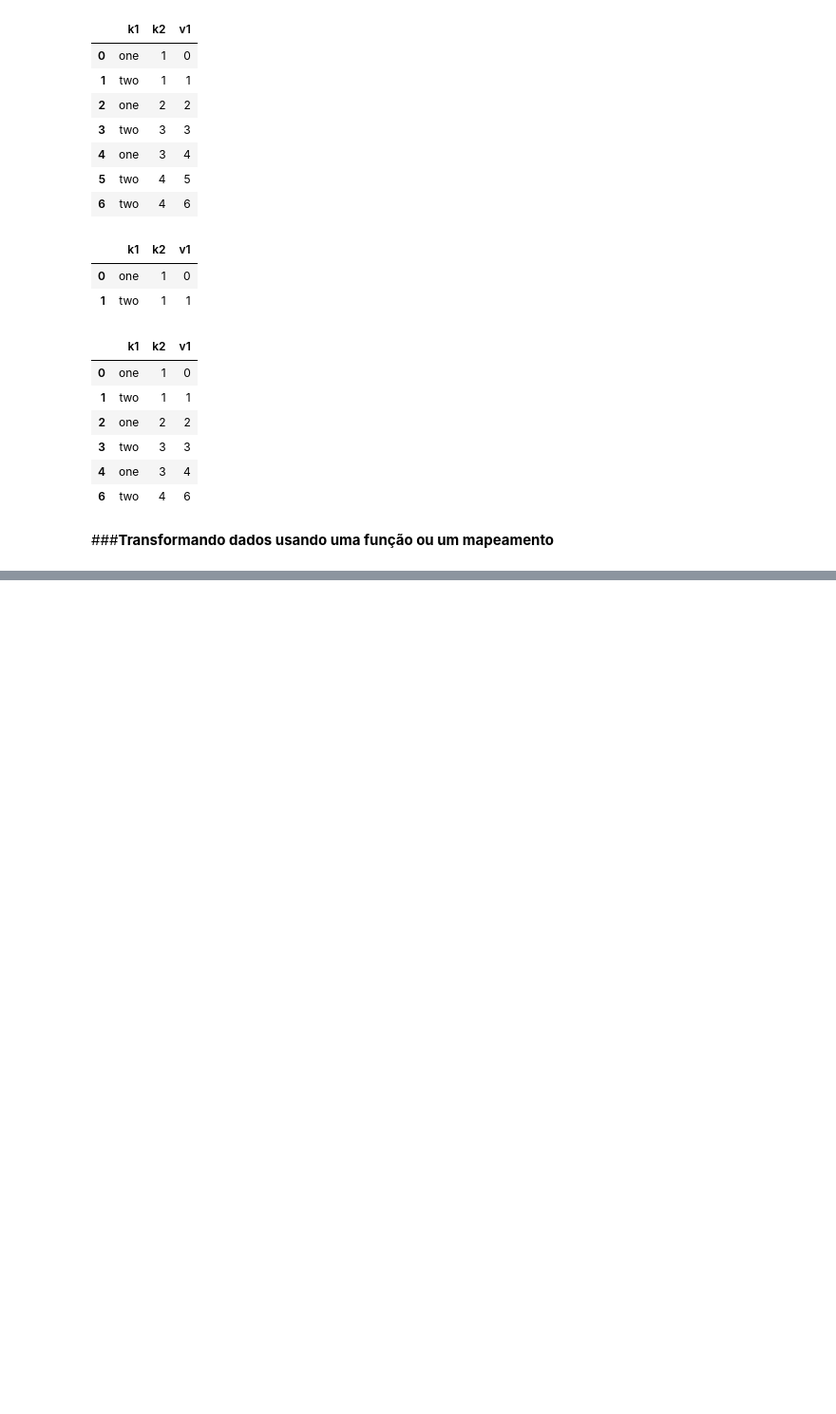
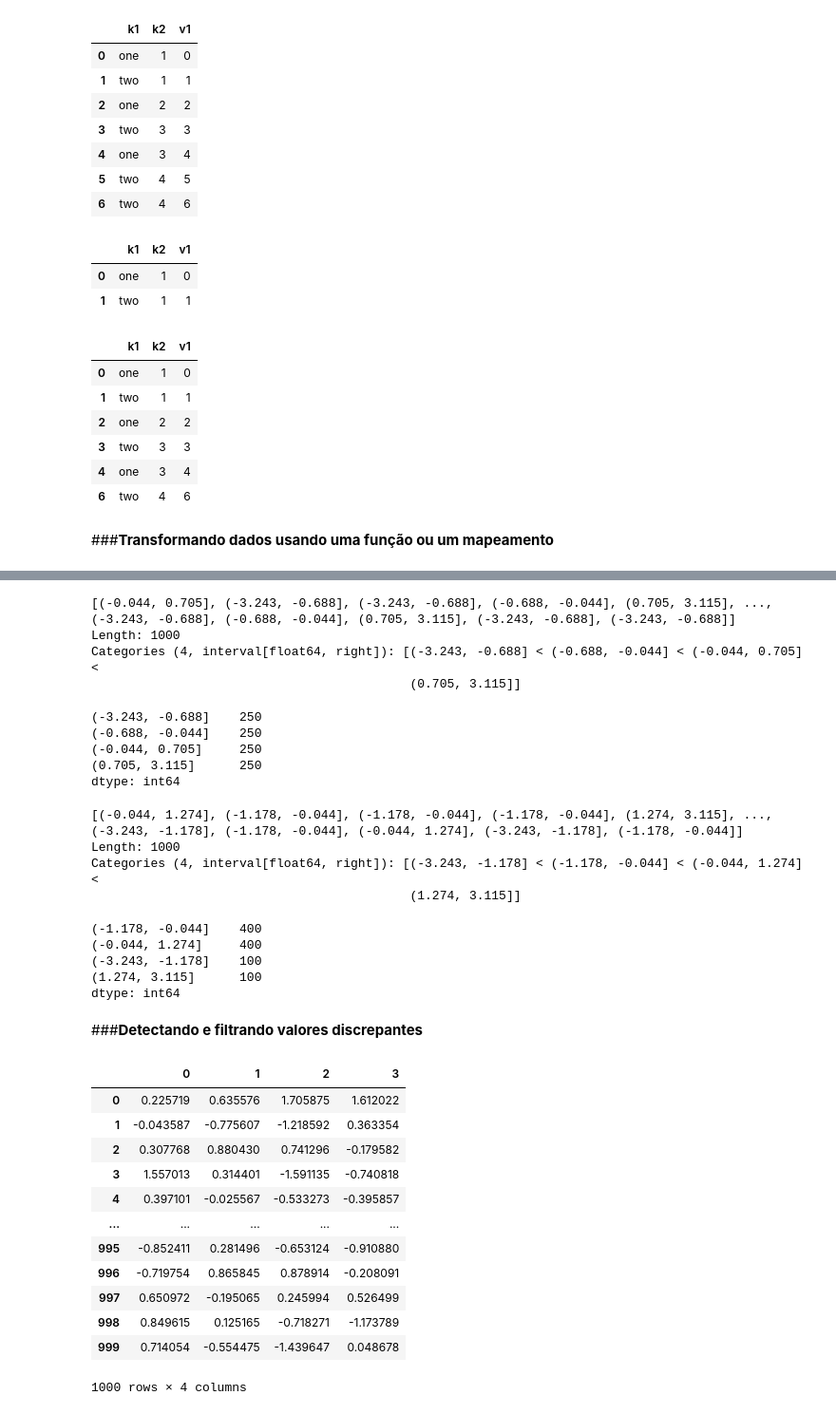
Before and after one commit to M-I-N1985/python_para_analise_de_dados_wes_mckinney, a Jupyter notebook: capitulo_7_wes_mckinney.ipynb, the cells around one changed output, grey strips where cells are left out. Shown at 95% size. Saved outputs shown, nothing was run; the diff lists cells and outputs as text; code cells hidden in the pictures; blank space fills up the shorter version.

```diff
--- a/capitulo_7_wes_mckinney.ipynb
+++ b/capitulo_7_wes_mckinney.ipynb
@@ -316,0 +583,52 @@ data.drop_duplicates(['k1', 'k2'], keep='last')
+# %%
+dados = np.random.randn(1000)  # normalmente distribuidos
+categorias = pd.qcut(dados, 4)  # separa em quantis
+categorias
+# %% [output]
+[(-0.044, 0.705], (-3.243, -0.688], (-3.243, -0.688], (-0.688, -0.044], (0.705, 3.115], ..., (-3.243, -0.688], (-0.688, -0.044], (0.705, 3.115], (-3.243, -0.688], (-3.243, -0.688]]
+Length: 1000
+Categories (4, interval[float64, right]): [(-3.243, -0.688] < (-0.688, -0.044] < (-0.044, 0.705] <
+                                           (0.705, 3.115]]
+# %%
+pd.value_counts(categorias)
+# %% [output]
+(-3.243, -0.688]    250
+(-0.688, -0.044]    250
+(-0.044, 0.705]     250
+(0.705, 3.115]      250
+dtype: int64
+# %%
+categorias2 = pd.qcut(dados, [0, 0.1, 0.5, 0.9, 1.])  # mumeros de 0 a 1
+categorias2
+# %% [output]
+[(-0.044, 1.274], (-1.178, -0.044], (-1.178, -0.044], (-1.178, -0.044], (1.274, 3.115], ..., (-3.243, -1.178], (-1.178, -0.044], (-0.044, 1.274], (-3.243, -1.178], (-1.178, -0.044]]
+Length: 1000
+Categories (4, interval[float64, right]): [(-3.243, -1.178] < (-1.178, -0.044] < (-0.044, 1.274] <
+                                           (1.274, 3.115]]
+# %%
+pd.value_counts(categorias2)
+# %% [output]
+(-1.178, -0.044]    400
+(-0.044, 1.274]     400
+(-3.243, -1.178]    100
+(1.274, 3.115]      100
+dtype: int64
+# %% [markdown]
+###**Detectando e filtrando valores discrepantes**
+# %%
+dados = pd.DataFrame(np.random.randn(1000, 4))
+dados
+# %% [output]
+|  | 0 | 1 | 2 | 3 |
+| 0 | 0.225719 | 0.635576 | 1.705875 | 1.612022 |
+| 1 | -0.043587 | -0.775607 | -1.218592 | 0.363354 |
+| 2 | 0.307768 | 0.880430 | 0.741296 | -0.179582 |
+| 3 | 1.557013 | 0.314401 | -1.591135 | -0.740818 |
+| 4 | 0.397101 | -0.025567 | -0.533273 | -0.395857 |
+| ... | ... | ... | ... | ... |
+| 995 | -0.852411 | 0.281496 | -0.653124 | -0.910880 |
+| 996 | -0.719754 | 0.865845 | 0.878914 | -0.208091 |
+| 997 | 0.650972 | -0.195065 | 0.245994 | 0.526499 |
+| 998 | 0.849615 | 0.125165 | -0.718271 | -1.173789 |
+| 999 | 0.714054 | -0.554475 | -1.439647 | 0.048678 |
+1000 rows × 4 columns
```
Also changed, not shown: parts of 42 cells of this notebook.
